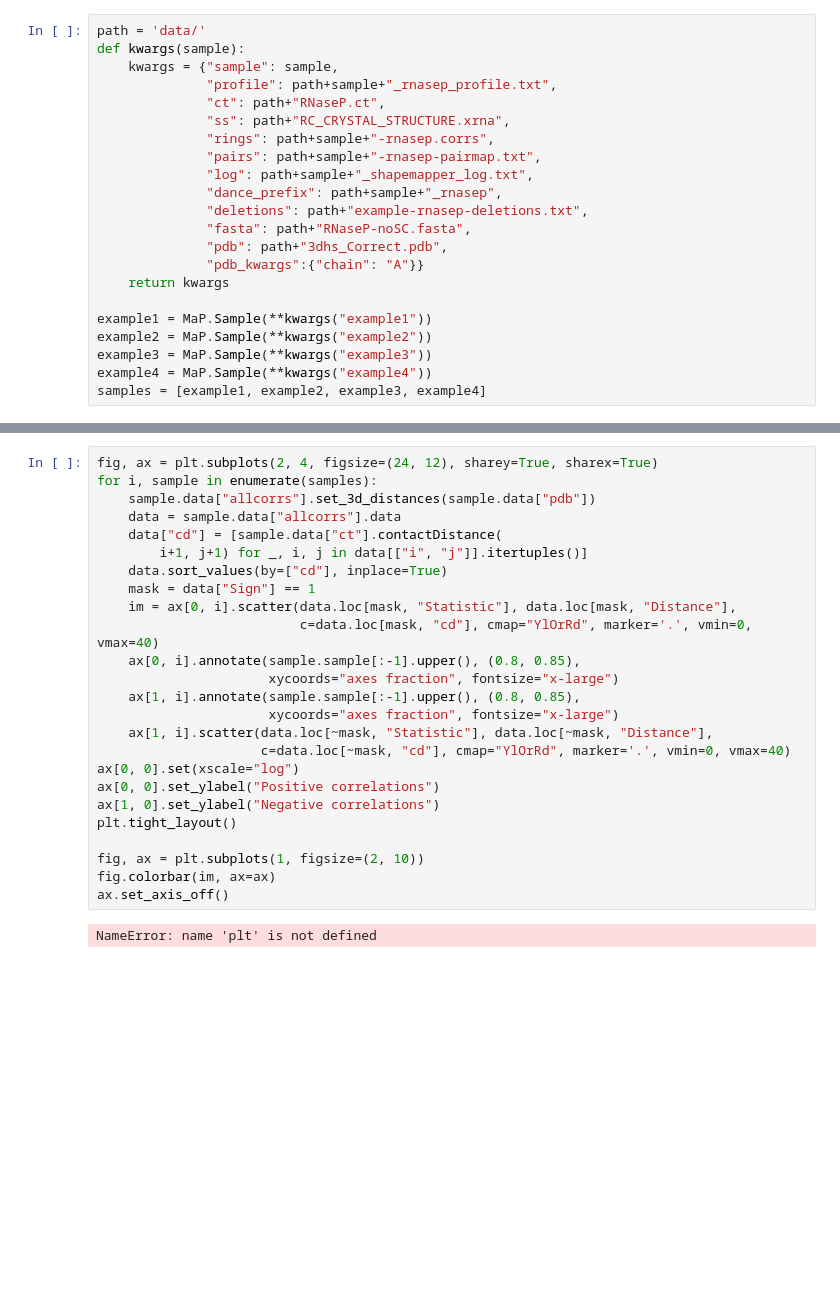
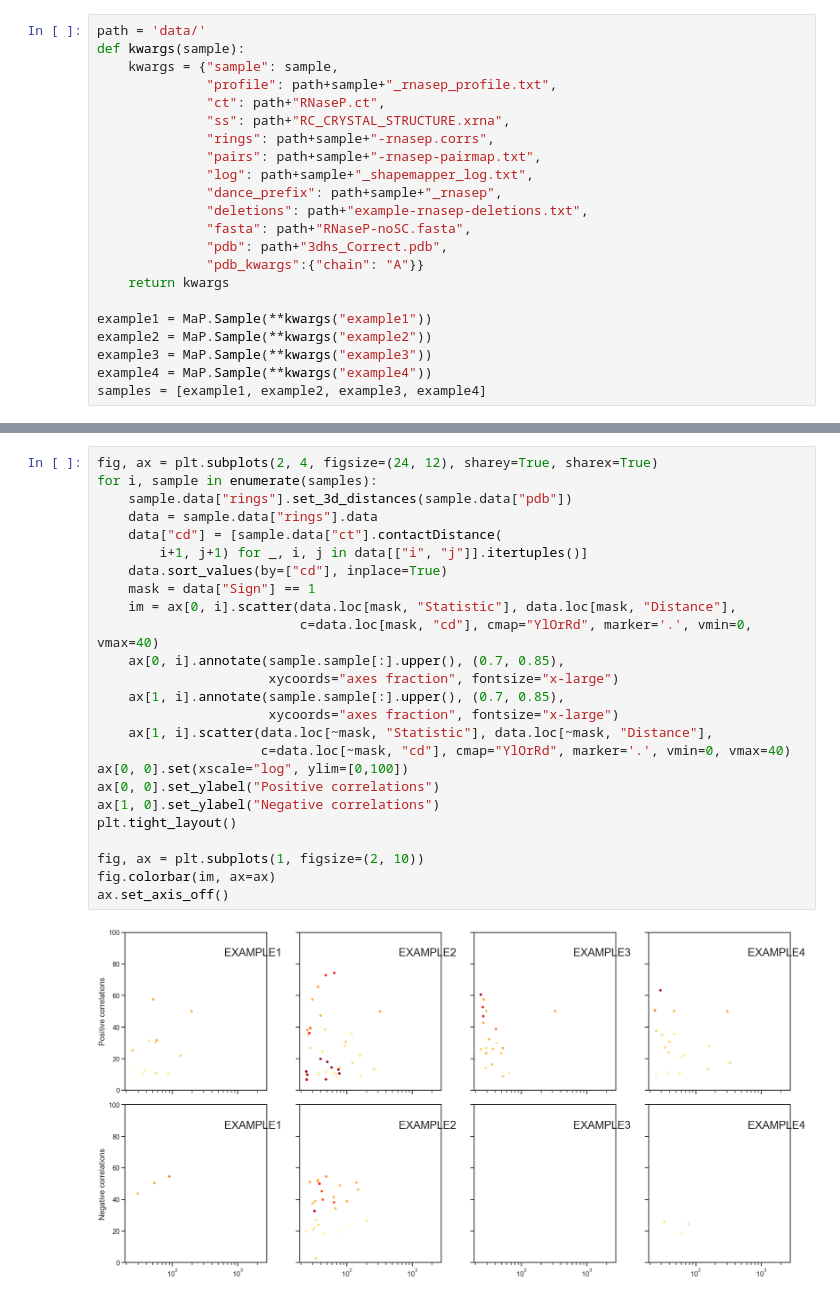
Before and after one commit to Weeks-UNC/RNAvigate, a Jupyter notebook: JNB-example/new-figure-testing.ipynb, the cells around one changed output, grey strips where cells are left out. Drawn from its saved outputs; the diff is of its cells as text; blank space fills up the shorter version.

```diff
--- a/JNB-example/new-figure-testing.ipynb
+++ b/JNB-example/new-figure-testing.ipynb
@@ -77,27 +99,27 @@ No handles with labels found to put in legend.
 # %%
 fig, ax = plt.subplots(2, 4, figsize=(24, 12), sharey=True, sharex=True)
 for i, sample in enumerate(samples):
-    sample.data["allcorrs"].set_3d_distances(sample.data["pdb"])
-    data = sample.data["allcorrs"].data
+    sample.data["rings"].set_3d_distances(sample.data["pdb"])
+    data = sample.data["rings"].data
     data["cd"] = [sample.data["ct"].contactDistance(
         i+1, j+1) for _, i, j in data[["i", "j"]].itertuples()]
     data.sort_values(by=["cd"], inplace=True)
     mask = data["Sign"] == 1
     im = ax[0, i].scatter(data.loc[mask, "Statistic"], data.loc[mask, "Distance"],
                           c=data.loc[mask, "cd"], cmap="YlOrRd", marker='.', vmin=0, vmax=40)
-    ax[0, i].annotate(sample.sample[:-1].upper(), (0.8, 0.85),
+    ax[0, i].annotate(sample.sample[:].upper(), (0.7, 0.85),
                       xycoords="axes fraction", fontsize="x-large")
-    ax[1, i].annotate(sample.sample[:-1].upper(), (0.8, 0.85),
+    ax[1, i].annotate(sample.sample[:].upper(), (0.7, 0.85),
                       xycoords="axes fraction", fontsize="x-large")
     ax[1, i].scatter(data.loc[~mask, "Statistic"], data.loc[~mask, "Distance"],
                      c=data.loc[~mask, "cd"], cmap="YlOrRd", marker='.', vmin=0, vmax=40)
-ax[0, 0].set(xscale="log")
+ax[0, 0].set(xscale="log", ylim=[0,100])
 ax[0, 0].set_ylabel("Positive correlations")
 ax[1, 0].set_ylabel("Negative correlations")
 plt.tight_layout()
 
 fig, ax = plt.subplots(1, figsize=(2, 10))
 fig.colorbar(im, ax=ax)
 ax.set_axis_off()
 # %% [output]
-NameError: name 'plt' is not defined
+[figure, added]
```
Also changed, not shown: parts of 5 cells of this notebook.
